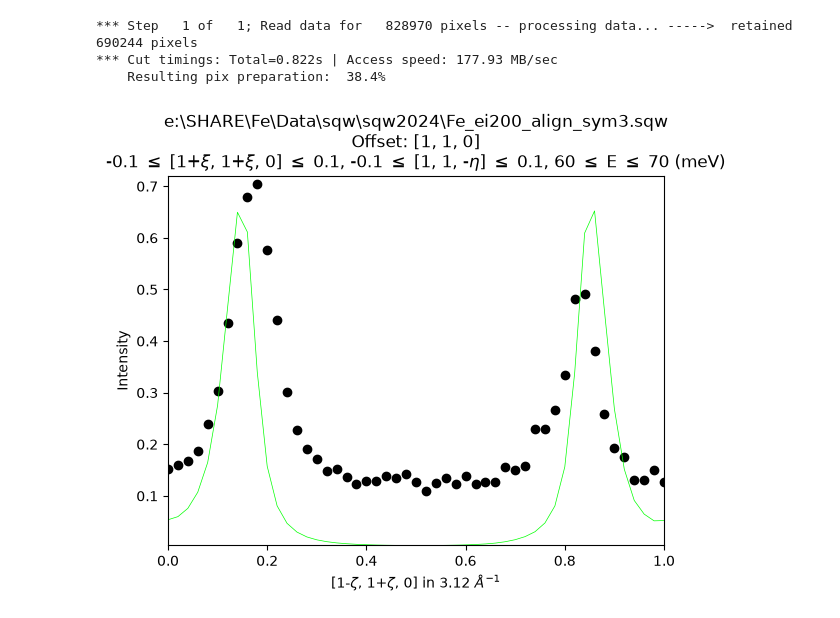
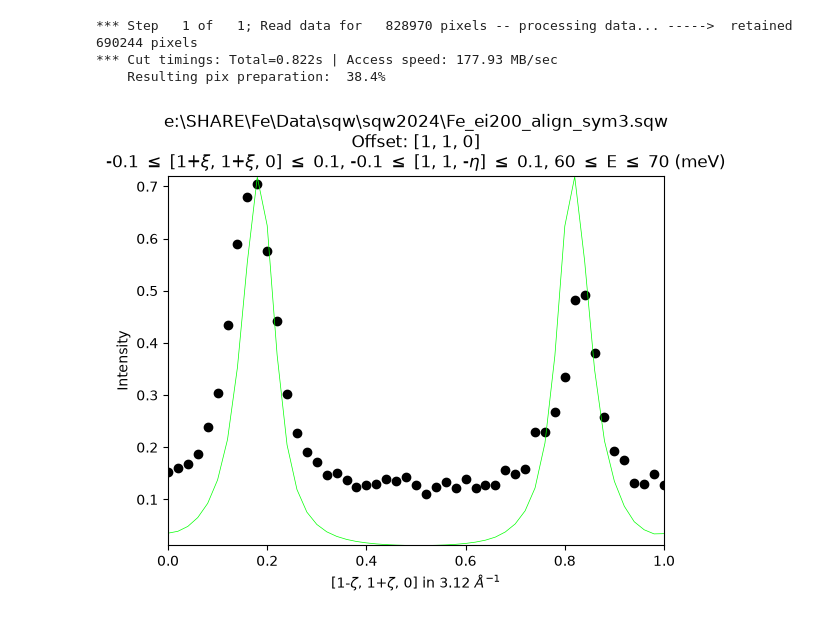
Before and after one commit to abuts/Horace, a Jupyter notebook: demo/cuts.ipynb, the cells around one changed output. Saved outputs shown, nothing was run; the diff lists cells and outputs as text; code cells hidden in the pictures.

```diff
--- a/demo/cuts.ipynb
+++ b/demo/cuts.ipynb
@@ -75,13 +75,13 @@ w1 = cut(w2s,[],[60,70])
 # %%
 from pyhorace.models import *
 import numpy as np
 #init_fg_params = [coffect_ff,T,gamma,Seff, gap, J0, J1, J2, J3, J4];
 #init_fg_params = [T,gamma,Seff, gap, J0, J1, J2, J3, J4];
 acolor('k')
 w1.plot()
-in_par = np.array([8,20,100,0,35])
+in_par = np.array([8,20,100,0,25])
 acolor('g')
 w1_eval = w1.sqw_eval(sqw_bcc_hfm,in_par)
 w1_eval.pl();
 # %% [output]
-[figure, old version]
+[figure, new version]
```
Also changed, not shown: 26 other files.
